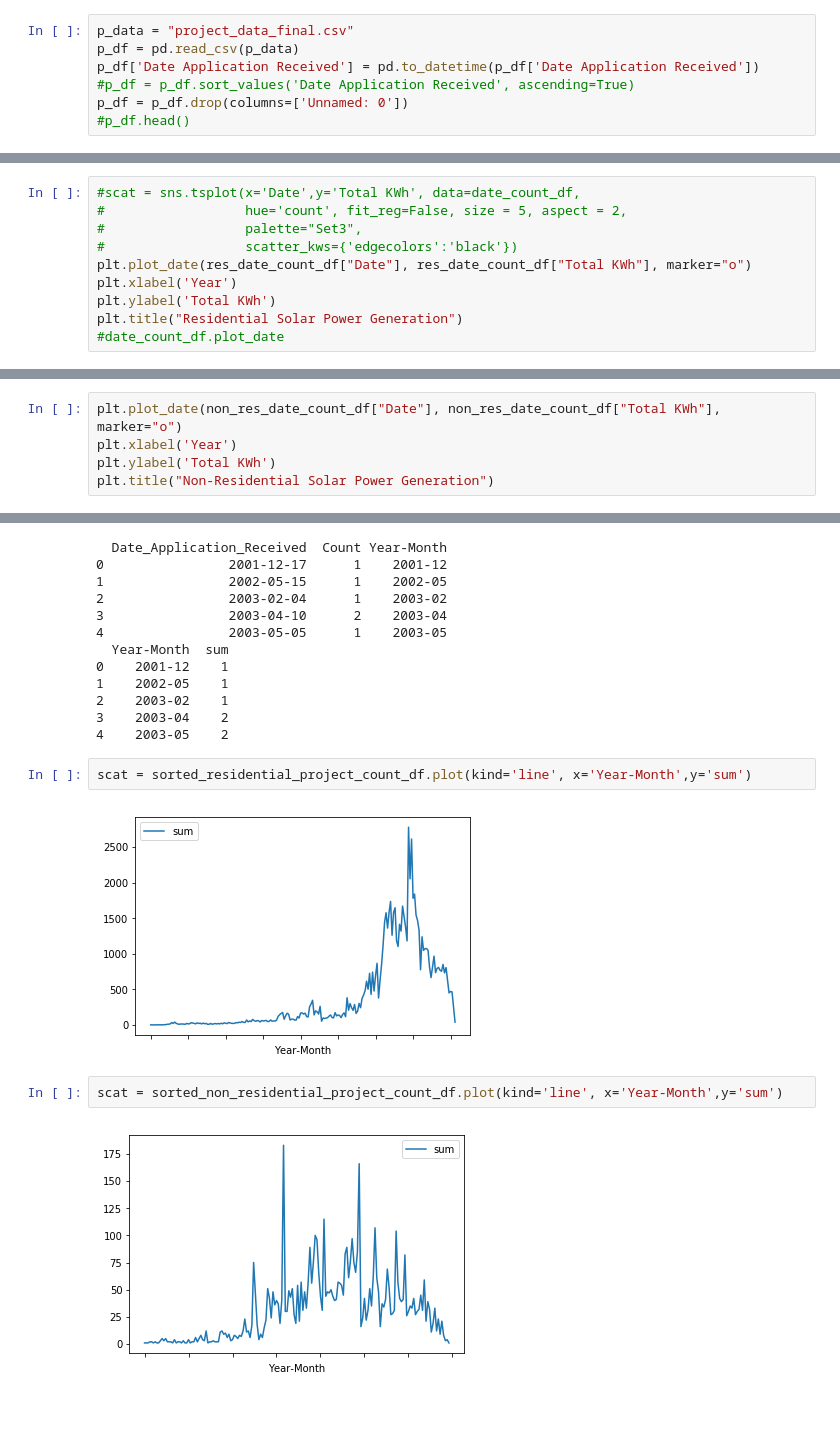
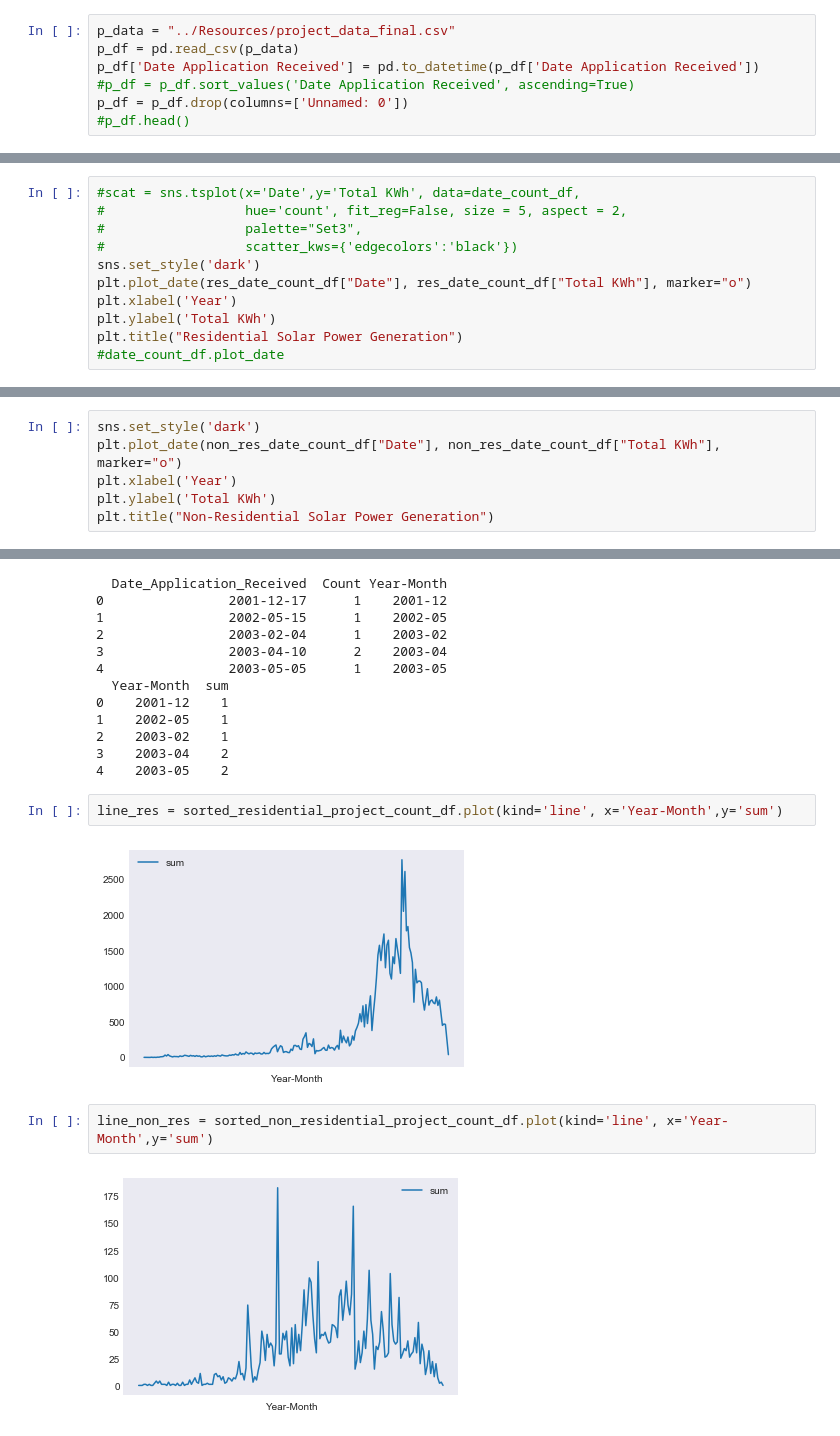
Before and after one commit to nasavish/TeamGreenTech, a Jupyter notebook: Code/Penetration_by_sector.ipynb, the cells around one changed output, grey strips where cells are left out. Saved outputs shown, nothing was run; the diff lists cells and outputs as text; blank space fills up the shorter version.

```diff
--- a/Code/Penetration_by_sector.ipynb
+++ b/Code/Penetration_by_sector.ipynb
@@ -6,7 +6,7 @@ import matplotlib.pyplot as plt
 import seaborn as sns
 from datetime import *
 # %%
-p_data = "project_data_final.csv"
+p_data = "../Resources/project_data_final.csv"
 p_df = pd.read_csv(p_data)
 p_df['Date Application Received'] = pd.to_datetime(p_df['Date Application Received'])
 #p_df = p_df.sort_values('Date Application Received', ascending=True)
@@ -60,6 +60,7 @@ date_count_df.head()
 #                  hue='count', fit_reg=False, size = 5, aspect = 2,
 #                  palette="Set3",
 #                  scatter_kws={'edgecolors':'black'})
+sns.set_style('dark')
 plt.plot_date(res_date_count_df["Date"], res_date_count_df["Total KWh"], marker="o")
 plt.xlabel('Year')
 plt.ylabel('Total KWh')
@@ -81,4 +90,5 @@ non_res_date_count_df['Total KWh'] = kwh
 # %%
+sns.set_style('dark')
 plt.plot_date(non_res_date_count_df["Date"], non_res_date_count_df["Total KWh"], marker="o")
 plt.xlabel('Year')
 plt.ylabel('Total KWh')
@@ -170,10 +167,10 @@ print(sorted_non_residential_project_count_df.head())
 3    2003-04    2
 4    2003-05    2
 # %%
-scat = sorted_residential_project_count_df.plot(kind='line', x='Year-Month',y='sum')
+line_res = sorted_residential_project_count_df.plot(kind='line', x='Year-Month',y='sum')
 # %% [output]
-[figure, old version]
+[figure, new version]
 # %%
-scat = sorted_non_residential_project_count_df.plot(kind='line', x='Year-Month',y='sum')
+line_non_res = sorted_non_residential_project_count_df.plot(kind='line', x='Year-Month',y='sum')
 # %% [output]
-[figure, old version]
+[figure, new version]
```
Also changed, not shown: parts of 5 cells of this notebook.
